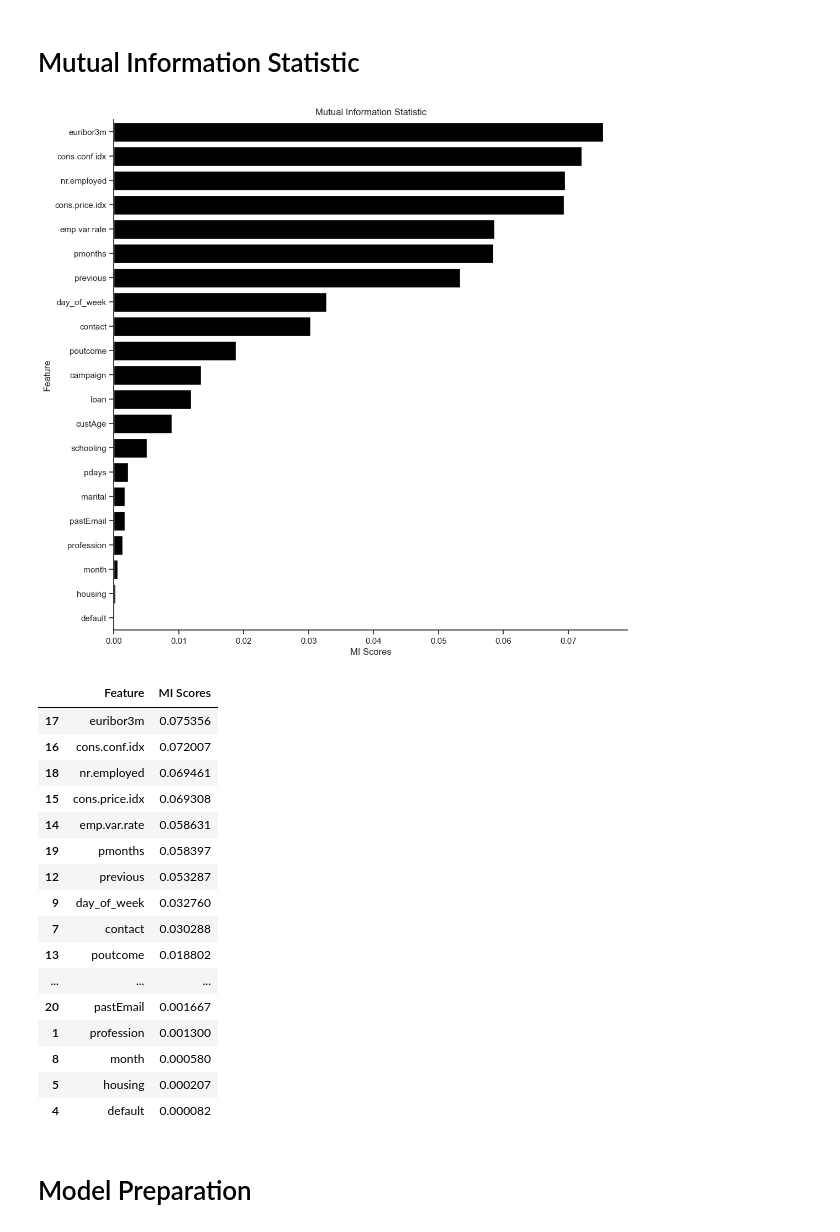
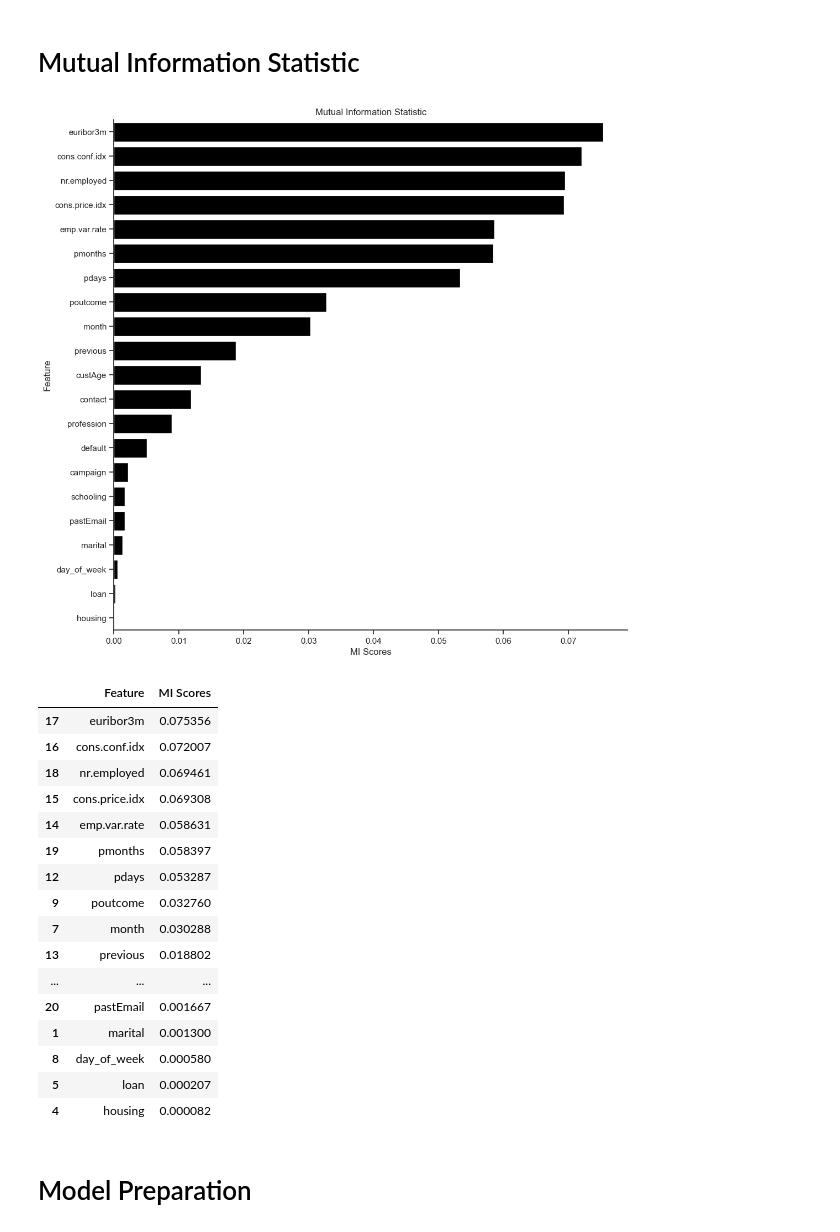
Before and after one commit to PuzzleShuffler/SparkCognition, a Jupyter notebook: SparkCognition.ipynb, the cells around one changed output. Drawn from its saved outputs; the diff is of its cells as text; code cells hidden in the pictures.

```diff
--- a/SparkCognition.ipynb
+++ b/SparkCognition.ipynb
@@ -286,36 +286,39 @@ categorical_pipeline = Pipeline(steps=categorical_pipeline_steps)
 # create transformer
 cat_columns = X.select_dtypes(include=['object', 'str']).columns.tolist()
 num_columns = X.select_dtypes(include=[np.number]).columns.tolist()
 
 transformer_steps = []
 transformer_steps.append(('cat', categorical_pipeline, cat_columns))
 transformer_steps.append(('num', numeric_pipeline, num_columns))
 preprocessing_transformer=ColumnTransformer(transformers=transformer_steps)
 
 # preprocessing transformer
 preprocessing_transformer
 
 # preprocess X data
 pp_X = preprocessing_transformer.fit_transform(X)
-pp_X_columns = pd.Series(preprocessing_transformer.get_feature_names_out()).str.replace('num__|cat__', '', regex=True)
+
+# create dataframe for results
+raw_features = preprocessing_transformer.get_feature_names_out()
+pp_X_columns = pd.Series(raw_features).str.replace(r'^(num__|cat__)', '', regex=True)
 pp_X_df = pd.DataFrame(pp_X, columns=pp_X_columns)
 
 # get discrete feature indices
 discrete_features_for_mi = [ind for ind, li in enumerate(pp_X_df.columns) if li in cat_columns]
 
 # run mutual_info_classif
 mi_scores = mutual_info_classif(pp_X_df, y, discrete_features=discrete_features_for_mi, random_state=2022)
 
 # make df of mi
-mi_scores_df = pd.DataFrame({'Feature': X.columns, 'MI Scores': mi_scores}).sort_values('MI Scores', ascending=False)
+mi_scores_df = pd.DataFrame({'Feature': pp_X_df.columns, 'MI Scores': mi_scores}).sort_values('MI Scores', ascending=False)
 
 # bar plot
 plt.figure(figsize=(12, 12))
 sns.barplot(y='Feature', x='MI Scores', data=mi_scores_df, color='black')
 plt.title('Mutual Information Statistic')
 plt.show()
 # %% [output]
-[figure, old version]
+[figure, new version]
 # %%
 # dataframe of mi scores
 mi_scores_df
@@ -327,16 +330,16 @@ mi_scores_df
 | 15 | cons.price.idx | 0.069308 |
 | 14 | emp.var.rate | 0.058631 |
 | 19 | pmonths | 0.058397 |
-| 12 | previous | 0.053287 |
-| 9 | day_of_week | 0.032760 |
-| 7 | contact | 0.030288 |
-| 13 | poutcome | 0.018802 |
+| 12 | pdays | 0.053287 |
+| 9 | poutcome | 0.032760 |
+| 7 | month | 0.030288 |
+| 13 | previous | 0.018802 |
 | ... | ... | ... |
 | 20 | pastEmail | 0.001667 |
-| 1 | profession | 0.001300 |
-| 8 | month | 0.000580 |
-| 5 | housing | 0.000207 |
-| 4 | default | 0.000082 |
+| 1 | marital | 0.001300 |
+| 8 | day_of_week | 0.000580 |
+| 5 | loan | 0.000207 |
+| 4 | housing | 0.000082 |
 # %% [markdown]
 # Model Preparation
 # %%
```
Also changed, not shown: parts of 2 cells of this notebook, 4 other files.
